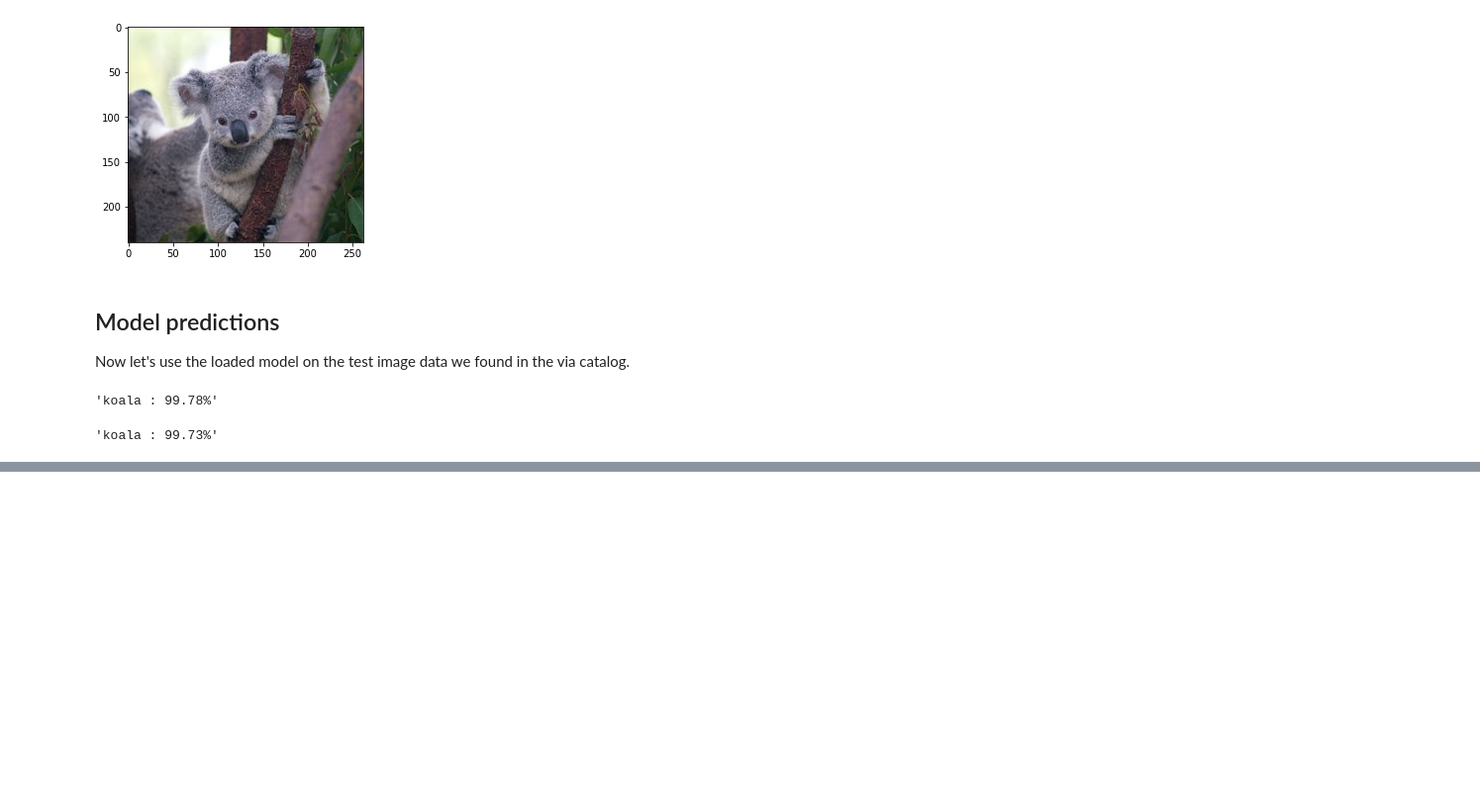
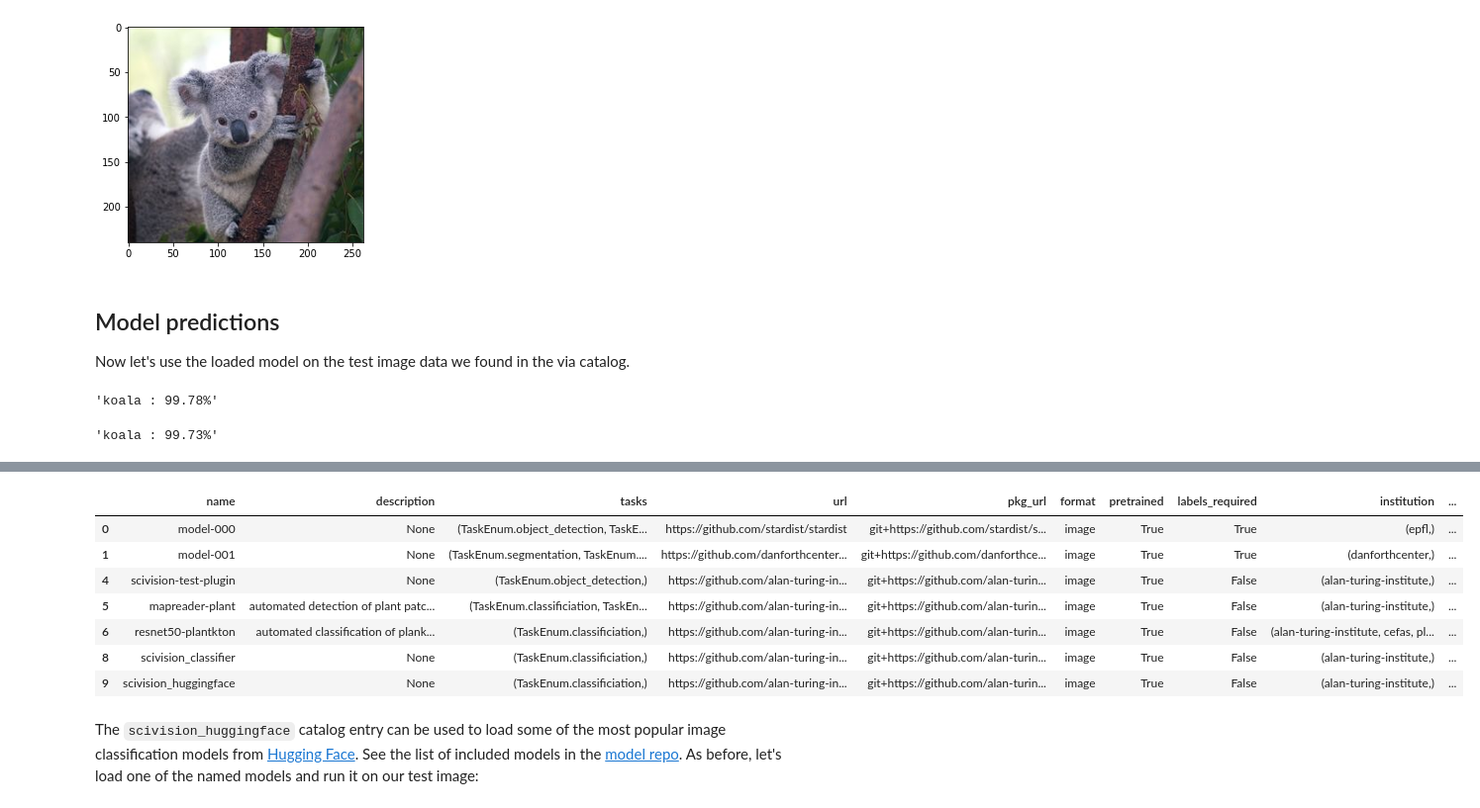
Before and after one commit to alan-turing-institute/scivision, a Jupyter notebook: examples/scivision-core-functionality.ipynb, the cells around one changed output, grey strips where cells are left out. Shown at 99% size. Saved outputs shown, nothing was run; the diff lists cells and outputs as text; code cells hidden in the pictures; blank space fills up the shorter version.

```diff
--- a/examples/scivision-core-functionality.ipynb
+++ b/examples/scivision-core-functionality.ipynb
@@ -170,0 +169,14 @@ As you can see, the models has given a prediction of the test image, with a conf
+# %%
+compatible_models = default_catalog.compatible_models("data-003").to_dataframe()
+compatible_models
+# %% [output]
+|  | name | description | tasks | url | pkg_url | format | pretrained | labels_required | institution | ... |
+| 0 | model-000 | None | (TaskEnum.object_detection, TaskE... | https://github.com/stardist/stardist | git+https://github.com/stardist/s... | image | True | True | (epfl,) | ... |
+| 1 | model-001 | None | (TaskEnum.segmentation, TaskEnum.... | https://github.com/danforthcenter... | git+https://github.com/danforthce... | image | True | True | (danforthcenter,) | ... |
+| 4 | scivision-test-plugin | None | (TaskEnum.object_detection,) | https://github.com/alan-turing-in... | git+https://github.com/alan-turin... | image | True | False | (alan-turing-institute,) | ... |
+| 5 | mapreader-plant | automated detection of plant patc... | (TaskEnum.classificiation, TaskEn... | https://github.com/alan-turing-in... | git+https://github.com/alan-turin... | image | True | False | (alan-turing-institute,) | ... |
+| 6 | resnet50-plantkton | automated classification of plank... | (TaskEnum.classificiation,) | https://github.com/alan-turing-in... | git+https://github.com/alan-turin... | image | True | False | (alan-turing-institute, cefas, pl... | ... |
+| 8 | scivision_classifier | None | (TaskEnum.classificiation,) | https://github.com/alan-turing-in... | git+https://github.com/alan-turin... | image | True | False | (alan-turing-institute,) | ... |
+| 9 | scivision_huggingface | None | (TaskEnum.classificiation,) | https://github.com/alan-turing-in... | git+https://github.com/alan-turin... | image | True | False | (alan-turing-institute,) | ... |
+# %% [markdown]
+The `scivision_huggingface` catalog entry can be used to load some of the most popular image classification models from [Hugging Face](https://huggingface.co/models?pipeline_tag=image-classification&sort=downloads). See the list of included models in the [model repo](https://github.com/alan-turing-institute/scivision_huggingface). As before, let's load one of the named models and run it on our test image:
```
Also changed, not shown: parts of 15 cells of this notebook.
